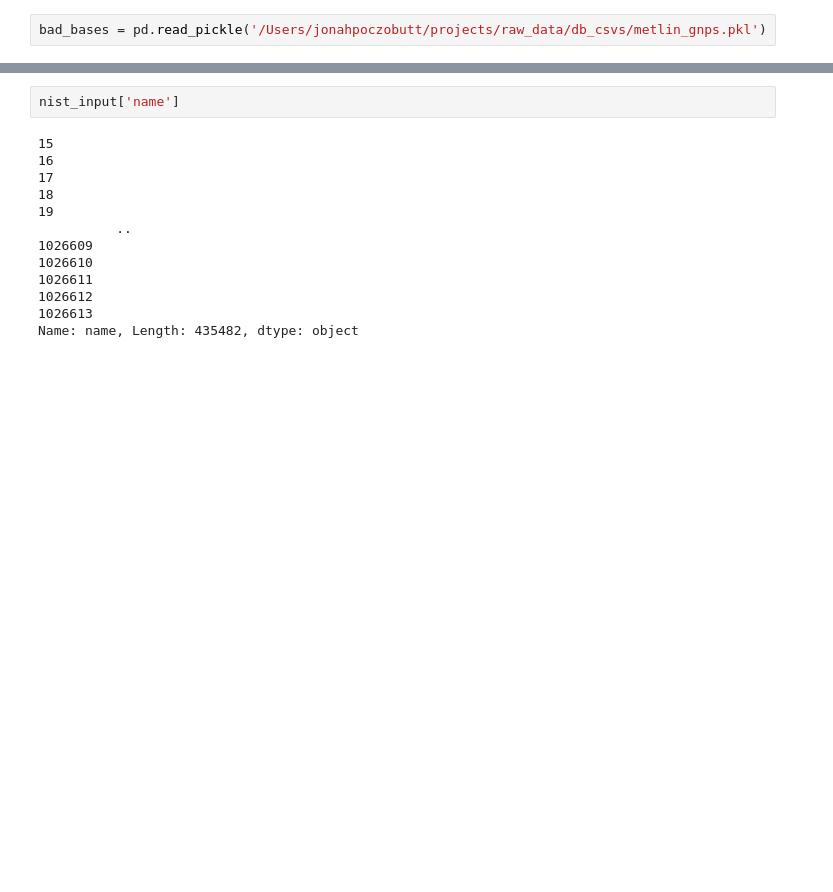
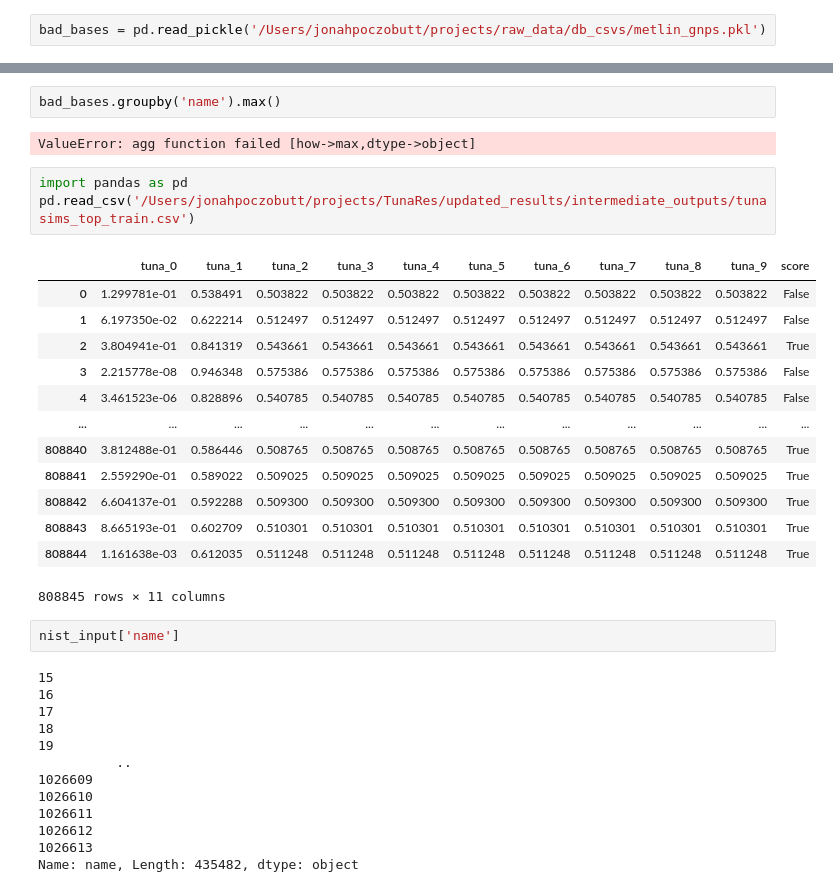
Before and after one commit to Jbug1/TunaSim, a Jupyter notebook: newDemos.ipynb, the cells around one changed output, grey strips where cells are left out. Saved outputs shown, nothing was run; the diff lists cells and outputs as text; blank space fills up the shorter version.

```diff
--- a/newDemos.ipynb
+++ b/newDemos.ipynb
@@ -48,3 +243,24 @@ nist_input
+# %%
+bad_bases.groupby('name').max()
+# %% [output]
+ValueError: agg function failed [how->max,dtype->object]
+# %%
+import pandas as pd
+pd.read_csv('/Users/jonahpoczobutt/projects/TunaRes/updated_results/intermediate_outputs/tunasims_top_train.csv')
+# %% [output]
+|  | tuna_0 | tuna_1 | tuna_2 | tuna_3 | tuna_4 | tuna_5 | tuna_6 | tuna_7 | tuna_8 | tuna_9 | score |
+| 0 | 1.299781e-01 | 0.538491 | 0.503822 | 0.503822 | 0.503822 | 0.503822 | 0.503822 | 0.503822 | 0.503822 | 0.503822 | False |
+| 1 | 6.197350e-02 | 0.622214 | 0.512497 | 0.512497 | 0.512497 | 0.512497 | 0.512497 | 0.512497 | 0.512497 | 0.512497 | False |
+| 2 | 3.804941e-01 | 0.841319 | 0.543661 | 0.543661 | 0.543661 | 0.543661 | 0.543661 | 0.543661 | 0.543661 | 0.543661 | True |
+| 3 | 2.215778e-08 | 0.946348 | 0.575386 | 0.575386 | 0.575386 | 0.575386 | 0.575386 | 0.575386 | 0.575386 | 0.575386 | False |
+| 4 | 3.461523e-06 | 0.828896 | 0.540785 | 0.540785 | 0.540785 | 0.540785 | 0.540785 | 0.540785 | 0.540785 | 0.540785 | False |
+| ... | ... | ... | ... | ... | ... | ... | ... | ... | ... | ... | ... |
+| 808840 | 3.812488e-01 | 0.586446 | 0.508765 | 0.508765 | 0.508765 | 0.508765 | 0.508765 | 0.508765 | 0.508765 | 0.508765 | True |
+| 808841 | 2.559290e-01 | 0.589022 | 0.509025 | 0.509025 | 0.509025 | 0.509025 | 0.509025 | 0.509025 | 0.509025 | 0.509025 | True |
+| 808842 | 6.604137e-01 | 0.592288 | 0.509300 | 0.509300 | 0.509300 | 0.509300 | 0.509300 | 0.509300 | 0.509300 | 0.509300 | True |
+| 808843 | 8.665193e-01 | 0.602709 | 0.510301 | 0.510301 | 0.510301 | 0.510301 | 0.510301 | 0.510301 | 0.510301 | 0.510301 | True |
+| 808844 | 1.161638e-03 | 0.612035 | 0.511248 | 0.511248 | 0.511248 | 0.511248 | 0.511248 | 0.511248 | 0.511248 | 0.511248 | True |
+808845 rows × 11 columns
 # %%
 nist_input['name']
 # %% [output]
```
Also changed, not shown: parts of 20 cells of this notebook, 6 other files.
